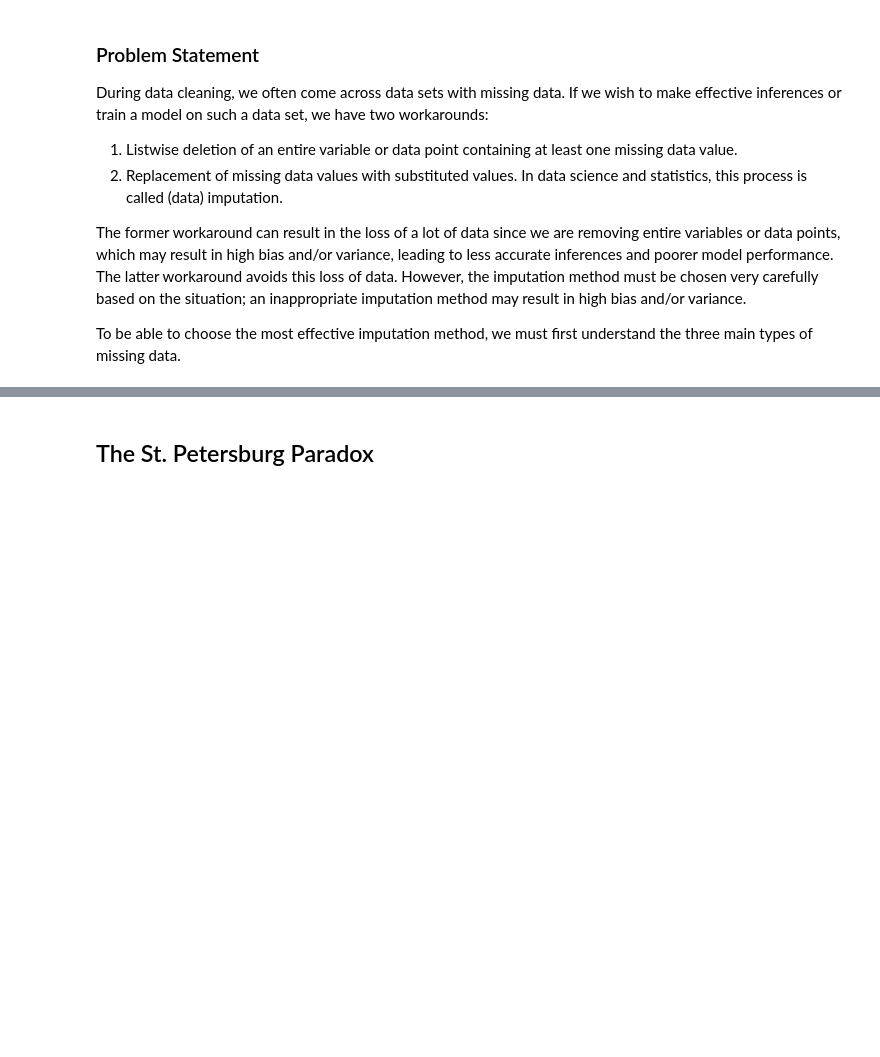
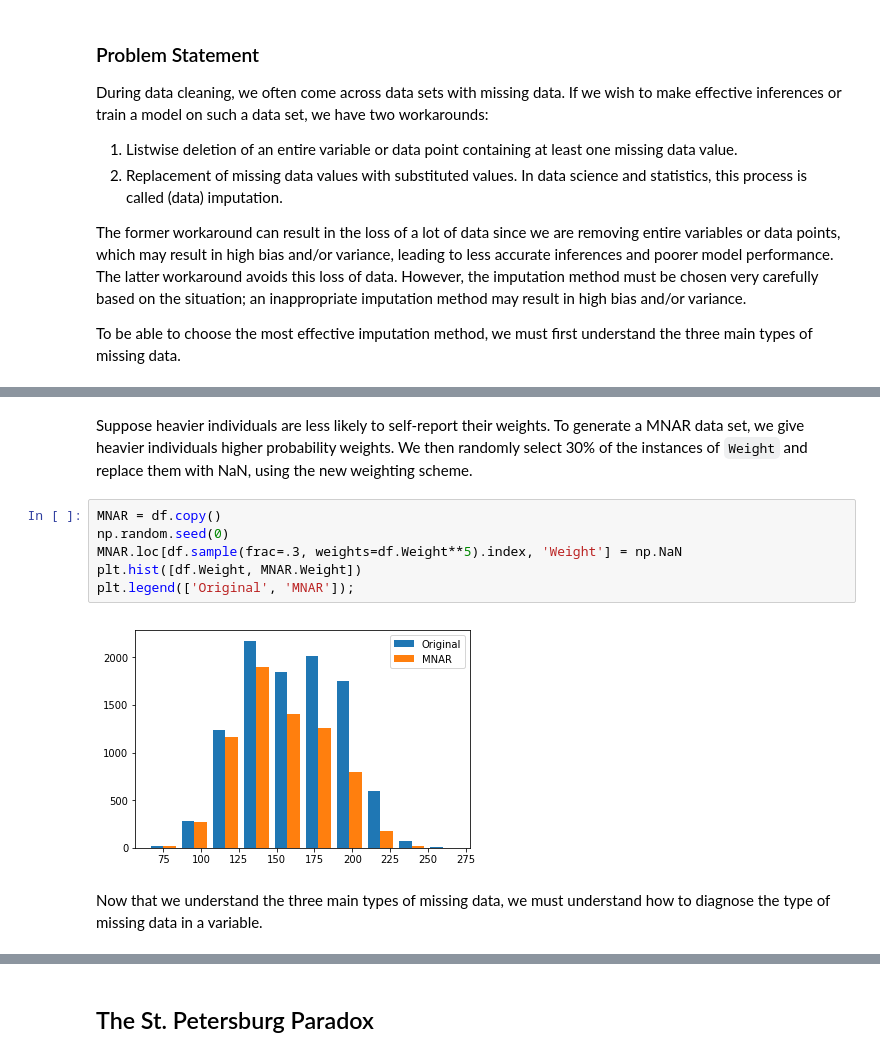
Before and after one commit to dleestat/quirky-data-science, a Jupyter notebook: quirky-data-science.ipynb, the cells around one changed output, grey strips where cells are left out. Drawn from its saved outputs; the diff is of its cells as text; blank space fills up the shorter version.

```diff
--- a/quirky-data-science.ipynb
+++ b/quirky-data-science.ipynb
@@ -239,3 +270,16 @@ Examples:
+# %% [markdown]
+Suppose heavier individuals are less likely to self-report their weights. To generate a MNAR data set, we
+give heavier individuals higher probability weights. We then randomly select 30% of the instances of `Weight` and replace them with NaN, using the new weighting scheme.
+# %%
+MNAR = df.copy()
+np.random.seed(0)
+MNAR.loc[df.sample(frac=.3, weights=df.Weight**5).index, 'Weight'] = np.NaN
+plt.hist([df.Weight, MNAR.Weight])
+plt.legend(['Original', 'MNAR']);
+# %% [output]
+[figure, added]
+# %% [markdown]
+Now that we understand the three main types of missing data, we must understand how to diagnose the type of missing data in a variable.
 # %% [markdown]
 ### Diagnosing the Missing Data Mechanism
 The following flowchart outlines the methodology to diagnose the type of missing data in a variable.
```
Also changed, not shown: parts of 12 cells of this notebook.
